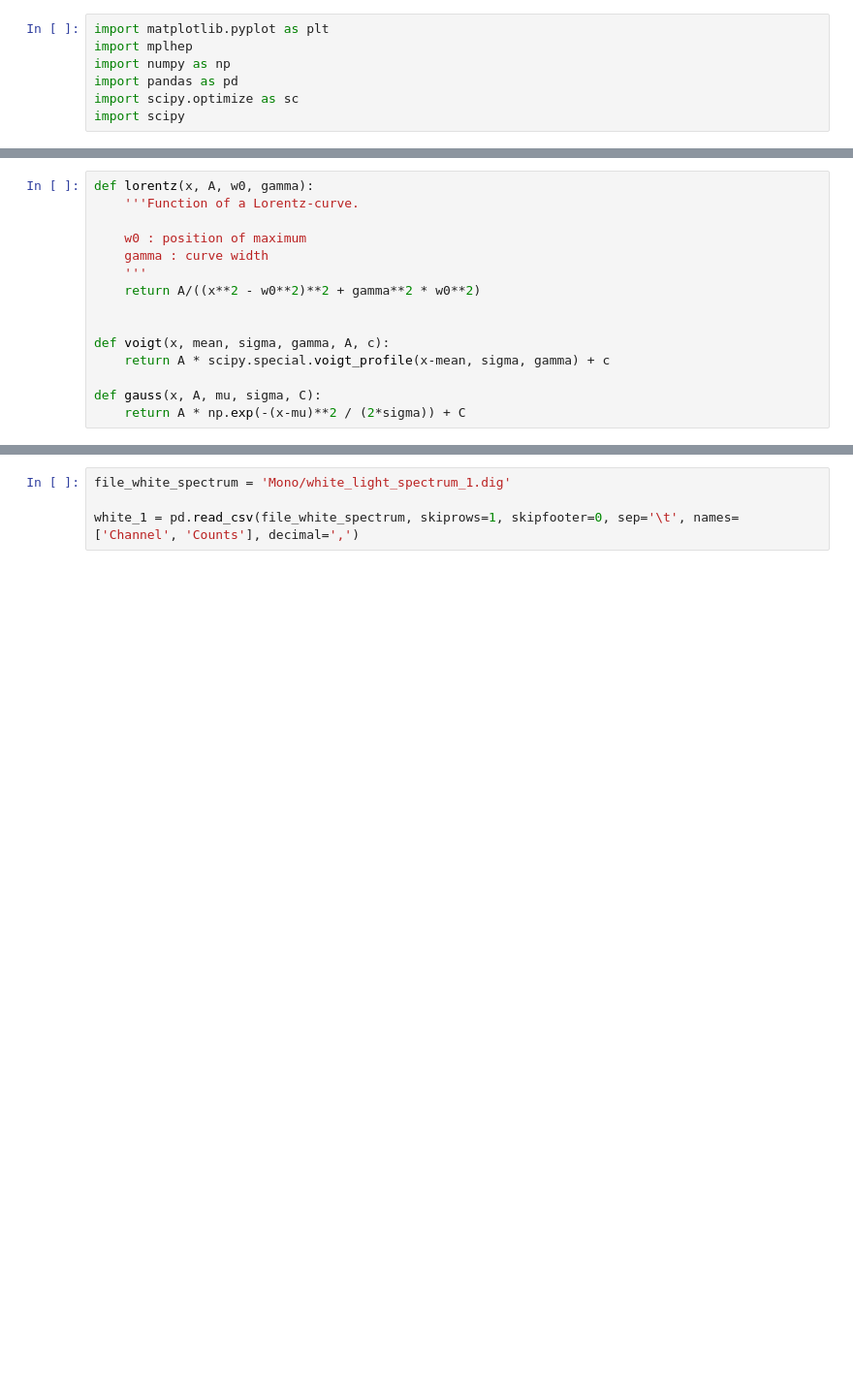
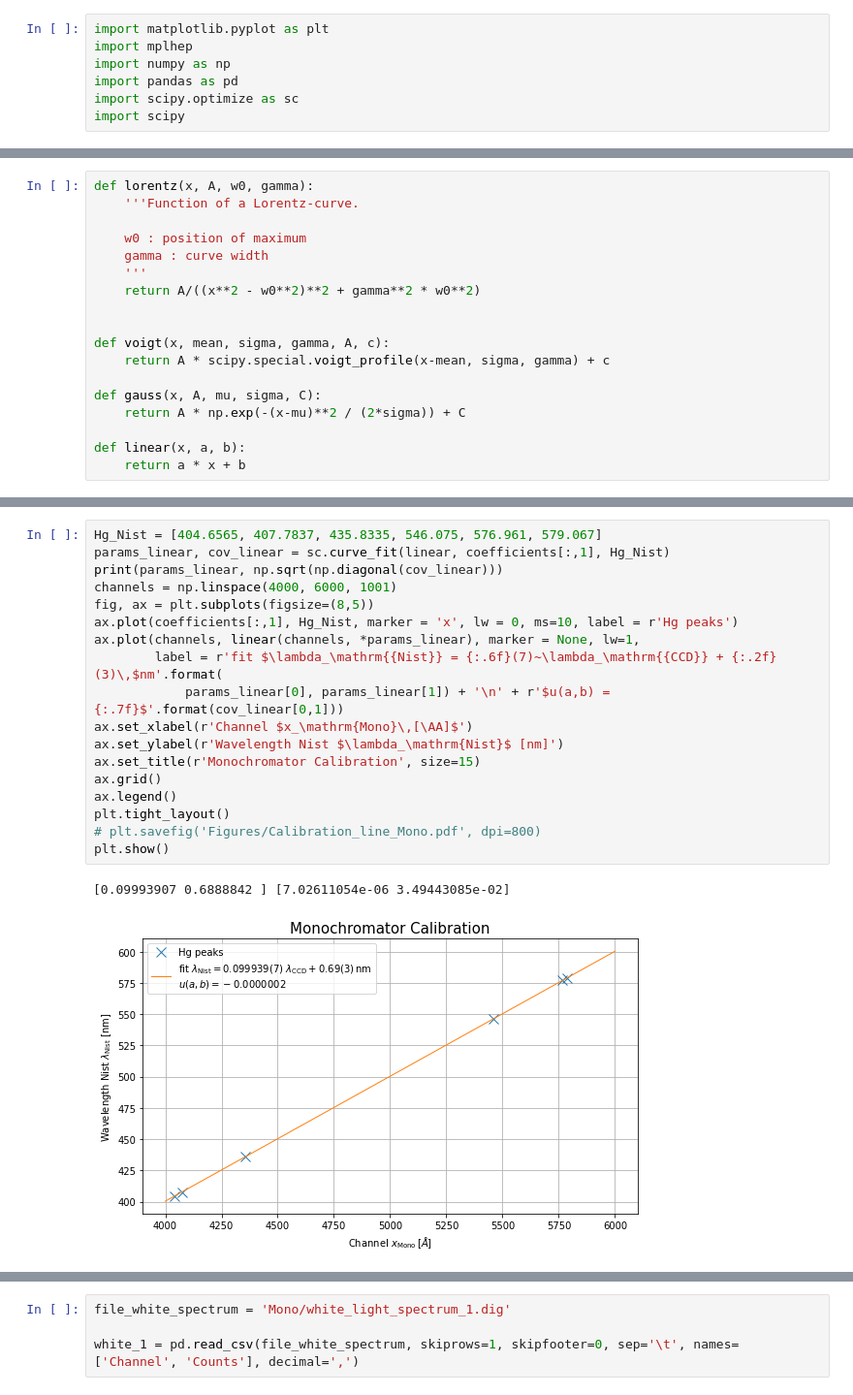
Before and after one commit to nicolaigoelz/Raman, a Jupyter notebook: Mono_Calibration_measurement.ipynb, the cells around one changed output, grey strips where cells are left out. Shown at 97% size. Drawn from its saved outputs; the diff is of its cells as text; blank space fills up the shorter version.

```diff
--- a/Mono_Calibration_measurement.ipynb
+++ b/Mono_Calibration_measurement.ipynb
@@ -24,4 +26,7 @@ def voigt(x, mean, sigma, gamma, A, c):
 
 def gauss(x, A, mu, sigma, C):
     return A * np.exp(-(x-mu)**2 / (2*sigma)) + C
+
+def linear(x, a, b):
+    return a * x + b
 # %%
@@ -62,0 +89,21 @@ plt.show()
+# %%
+Hg_Nist = [404.6565, 407.7837, 435.8335, 546.075, 576.961, 579.067]
+params_linear, cov_linear = sc.curve_fit(linear, coefficients[:,1], Hg_Nist)
+print(params_linear, np.sqrt(np.diagonal(cov_linear)))
+channels = np.linspace(4000, 6000, 1001)
+fig, ax = plt.subplots(figsize=(8,5))
+ax.plot(coefficients[:,1], Hg_Nist, marker = 'x', lw = 0, ms=10, label = r'Hg peaks')
+ax.plot(channels, linear(channels, *params_linear), marker = None, lw=1,
+        label = r'fit $\lambda_\mathrm{{Nist}} = {:.6f}(7)~\lambda_\mathrm{{CCD}} + {:.2f}(3)\,$nm'.format(
+            params_linear[0], params_linear[1]) + '\n' + r'$u(a,b) = {:.7f}$'.format(cov_linear[0,1]))
+ax.set_xlabel(r'Channel $x_\mathrm{Mono}\,[\AA]$')
+ax.set_ylabel(r'Wavelength Nist $\lambda_\mathrm{Nist}$ [nm]')
+ax.set_title(r'Monochromator Calibration', size=15)
+ax.grid()
+ax.legend()
+plt.tight_layout()
+# plt.savefig('Figures/Calibration_line_Mono.pdf', dpi=800)
+plt.show()
+# %% [output]
+[0.09993907 0.6888842 ] [7.02611054e-06 3.49443085e-02]
+[figure, added]
```
Also changed, not shown: parts of 9 cells of this notebook.
